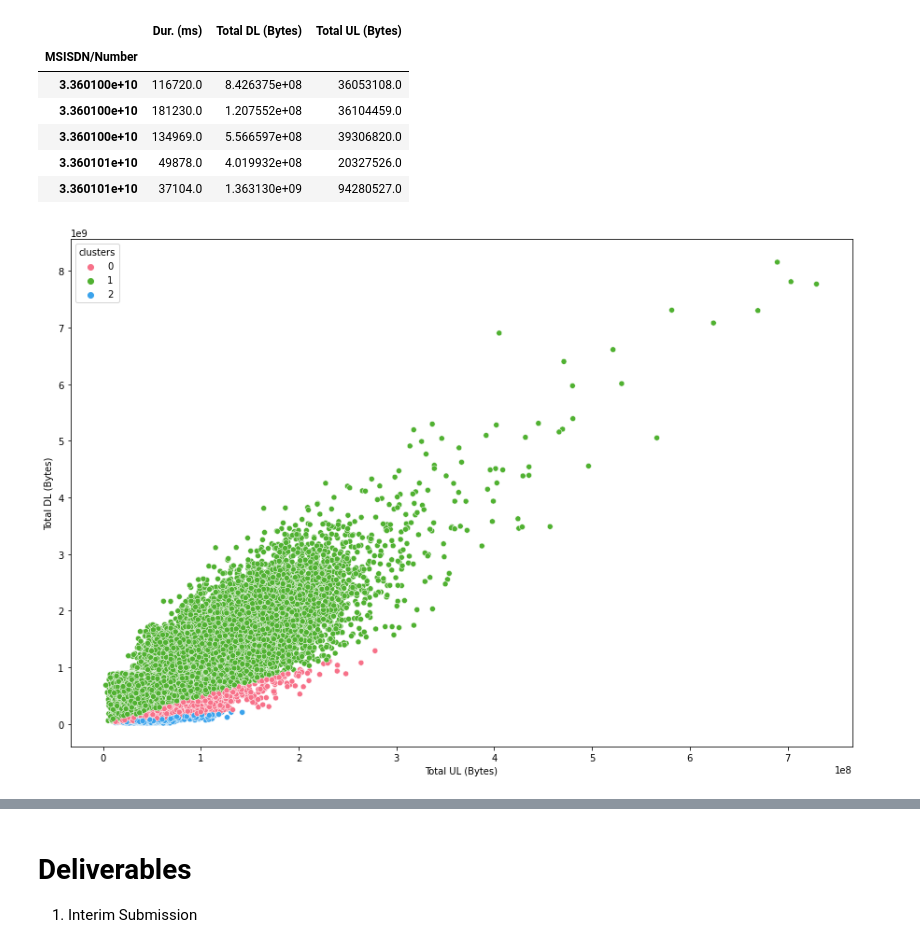
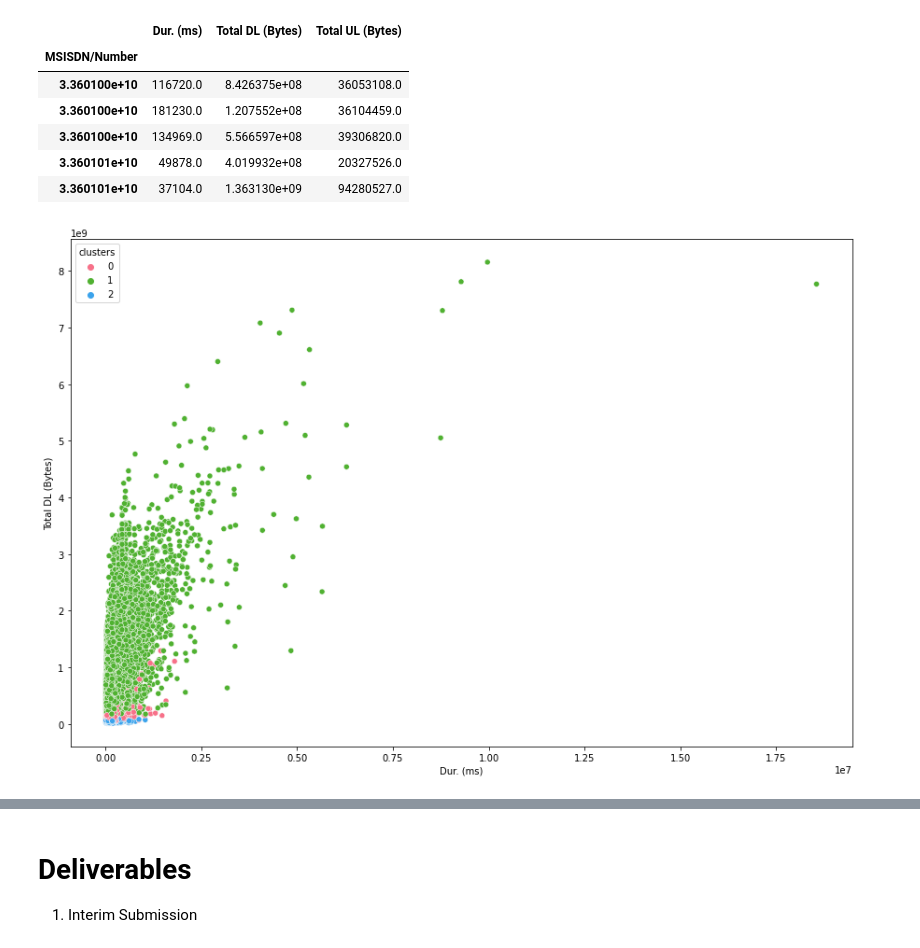
Before and after one commit to Kira-Floris/TellCo, a Jupyter notebook: notebook/telco project.ipynb, the cells around one changed output, grey strips where cells are left out. Drawn from its saved outputs; the diff is of its cells as text; code cells hidden in the pictures.

```diff
--- a/notebook/telco project.ipynb
+++ b/notebook/telco project.ipynb
@@ -28,6 +28,8 @@ df.head()
 | 3 | 1.311450e+19 | 4/10/2019 0:31 | 486.0 | 4/25/2019 7:36 | 171.0 | 1321509.0 | 2.082010e+14 | 3.375034e+10 | 3.535660e+13 | ... |
 | 4 | 1.311450e+19 | 4/12/2019 20:10 | 565.0 | 4/25/2019 10:40 | 954.0 | 1089009.0 | 2.082010e+14 | 3.369980e+10 | 3.540700e+13 | ... |
 5 rows × 55 columns
+# %%
+for_dashboard = dict()
 # %%
 df.isnull().sum()
 # %% [output]
@@ -220,3 +248,8 @@ user_data.describe()
 | 50% | 1.032477e+08 | 1.032470e+05 | 5.707748e+08 | 4.682048e+07 | 2.266996e+06 | ... |
 | 75% | 1.728000e+08 | 1.727990e+05 | 8.078752e+08 | 6.586679e+07 | 3.269060e+06 | ... |
 | max | 1.855376e+10 | 1.855375e+07 | 8.156743e+09 | 7.295774e+08 | 4.274384e+07 | ... |
+# %%
+# adding total dl and ul
+user_data.columns = information
+user_data['Total DL + UL'] = user_data['Total DL (Bytes)'] + user_data['Total UL (Bytes)']
+user_data.head()
@@ -222,0 +264,4 @@ user_data.describe()
+# %%
+# decile class from duration
+user_data['Decile'] = pd.qcut(user_data['Dur. (ms).1'],5,labels=False)
+user_data.head()
@@ -260,10 +355,10 @@ from sklearn.preprocessing import Normalizer
 # creating clusters and visualizing
 from sklearn.cluster import MiniBatchKMeans
 
-def cluster_and_plot(data):
+def cluster_and_plot(data,k):
     norm = Normalizer()
     data_normalized = norm.fit_transform(data)
-    clustering = MiniBatchKMeans(n_clusters=3, random_state=0).fit(data_normalized)
+    clustering = MiniBatchKMeans(n_clusters=k, random_state=0).fit(data_normalized)
     clusters = clustering.predict(data_normalized)
 
     # adding clusters to data
@@ -272,9 +367,11 @@ def cluster_and_plot(data):
 
     # plotting clusters
     plt.figure(figsize=(15,10))
-    sns.scatterplot(x='Total UL (Bytes)',y='Total DL (Bytes)',hue='clusters', palette=sns.color_palette('husl',3), data=data,legend='full')
+    sns.scatterplot(x='Dur. (ms)',y='Total DL (Bytes)',hue='clusters', palette=sns.color_palette('husl',k), data=data,legend='full')
     plt.show()
+    return data
 # %%
-cluster_and_plot(engagement_metrics)
+clustered_data = cluster_and_plot(engagement_metrics,3)
+for_dashboard['clustered_data'] = clustered_data
 # %% [output]
-[figure, old version]
+[figure, new version]
```
Also changed, not shown: parts of 24 cells of this notebook, 1 other file.
